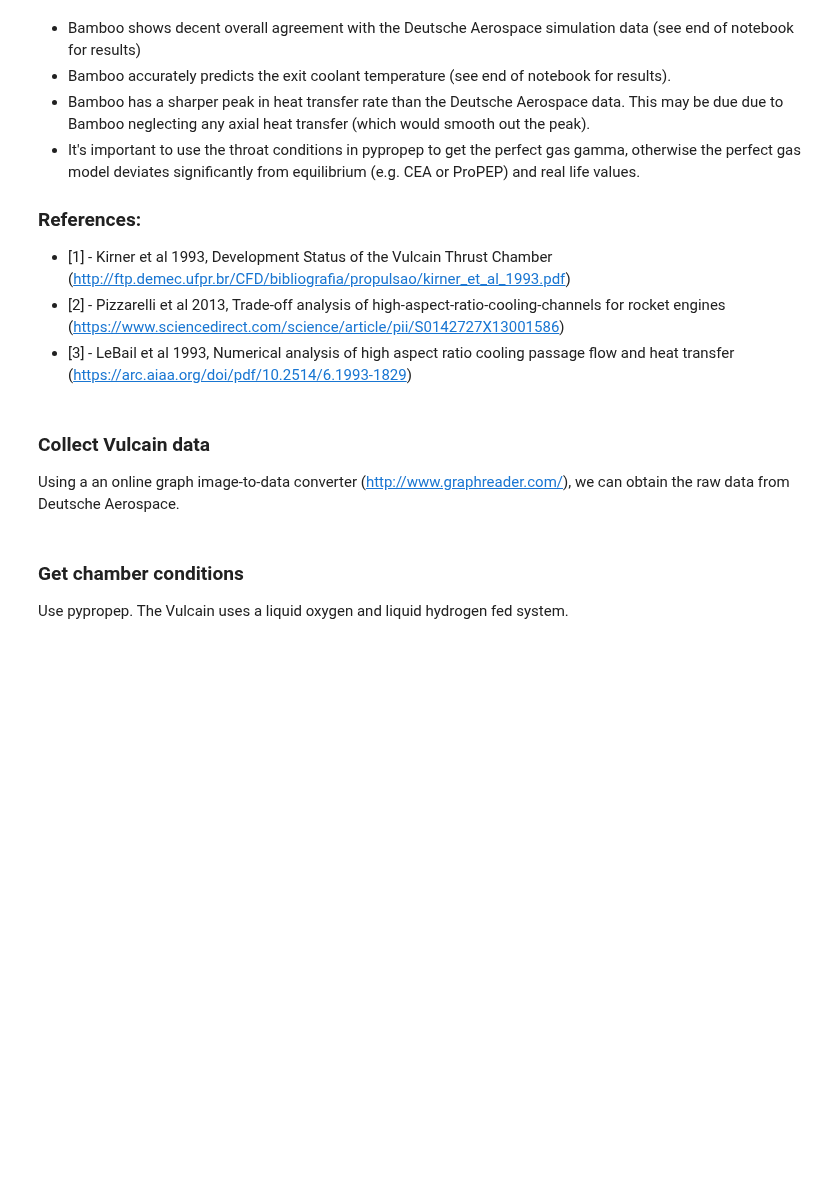
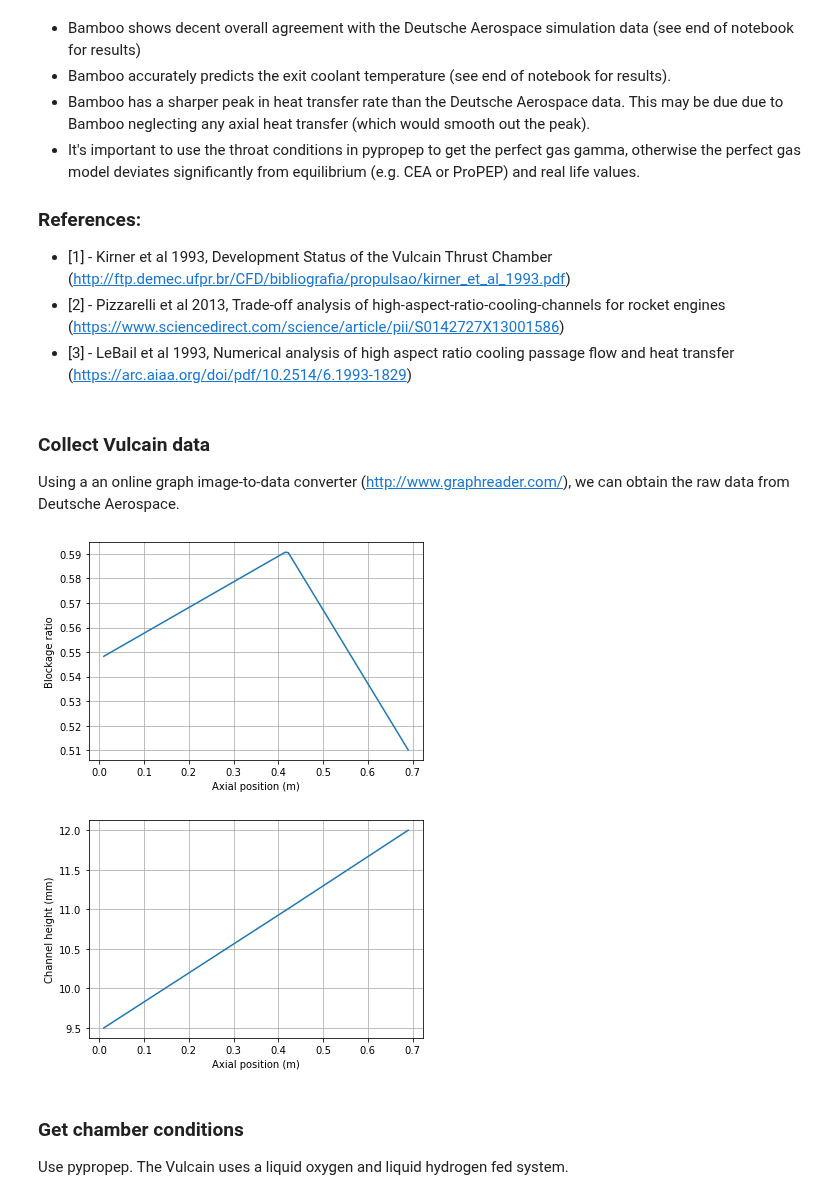
Before and after one commit to cuspaceflight/bamboo, a Jupyter notebook: Vulcain Combustion Chamber.ipynb, the cells around one changed output. Drawn from its saved outputs; the diff is of its cells as text; code cells hidden in the pictures; blank space fills up the shorter version.

```diff
--- a/Vulcain Combustion Chamber.ipynb
+++ b/Vulcain Combustion Chamber.ipynb
@@ -57,33 +57,50 @@ y_start = engine_contour["y"][0]
 y_throat = min(engine_contour["y"])
 y_end = engine_contour["y"][-1]
 
 # Cooling channel
 coolant_inlet_p = 137.9e5    # Coolant inlet pressure [3]
 mdot_coolant = 33.42         # Coolant mass flow rate [2]
 k_wall = 295                 # Wall thermal conductivity [2]
 wall_thickness = 1e-3        # Wall thickness between coolant and exhaust gas [2]
 number_of_channels = 360     # Number of fins [1]
 
 # Cooling channel height [3]
 height_start = 9.5e-3
 height_throat = 11e-3
 height_end = 12e-3
 
 def channel_height(x):
     return np.interp(x, [x_start, x_throat, x_end], [height_start, height_throat, height_end])
 
 # Fraction of cooling channel flow area that is blocked by fins [3]
 blockage_start = number_of_channels * 2.0e-3 / (2 * np.pi * y_start)
 blockage_throat = number_of_channels * 1.3e-3 / (2 * np.pi * y_throat)
 blockage_end = number_of_channels * 2.6e-3 / (2 * np.pi * y_end)
 
 def blockage_ratio(x):
     return np.interp(x, [x_start, x_throat, x_end], [blockage_start, blockage_throat, blockage_end])
 
 # Experimental data
 experimental_T_in = 36.198      # K [1]
 experimental_T_out = 98.613     # K [1]
 experimental_qdot = {"x" : 0.48741, "y" : 4475.676}  # x position in m, heat transfer rate in W/cm^2 [1]
+
+# Plot geometry
+x_for_plot = np.linspace(x_start, x_end, 100)
+plt.plot(x_for_plot, blockage_ratio(x_for_plot))
+plt.grid()
+plt.xlabel("Axial position (m)")
+plt.ylabel("Blockage ratio")
+plt.show()
+
+plt.plot(x_for_plot, channel_height(x_for_plot)*1e3)
+plt.grid()
+plt.xlabel("Axial position (m)")
+plt.ylabel("Channel height (mm)")
+plt.show()
+# %% [output]
+[figure, added]
+[figure, added]
 # %% [markdown]
 ### Get chamber conditions
 
```
Also changed, not shown: parts of 4 cells of this notebook, 4 other files.
